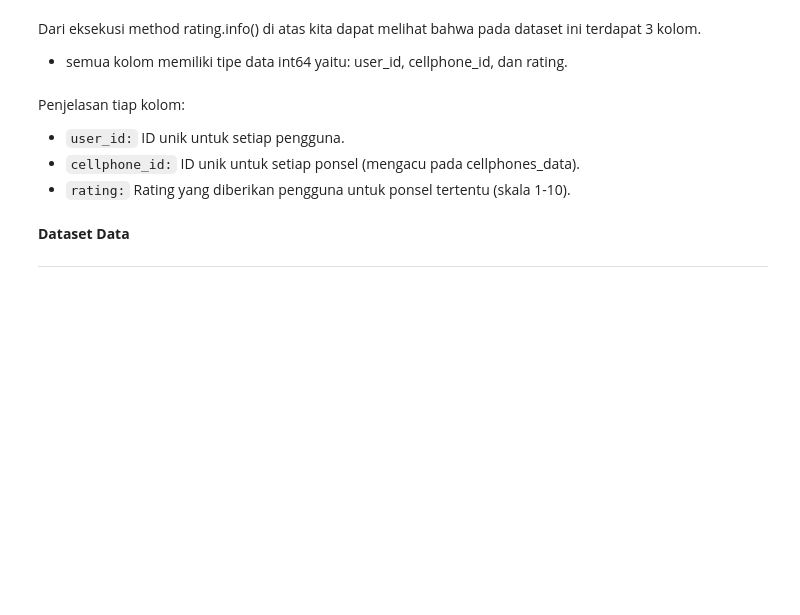
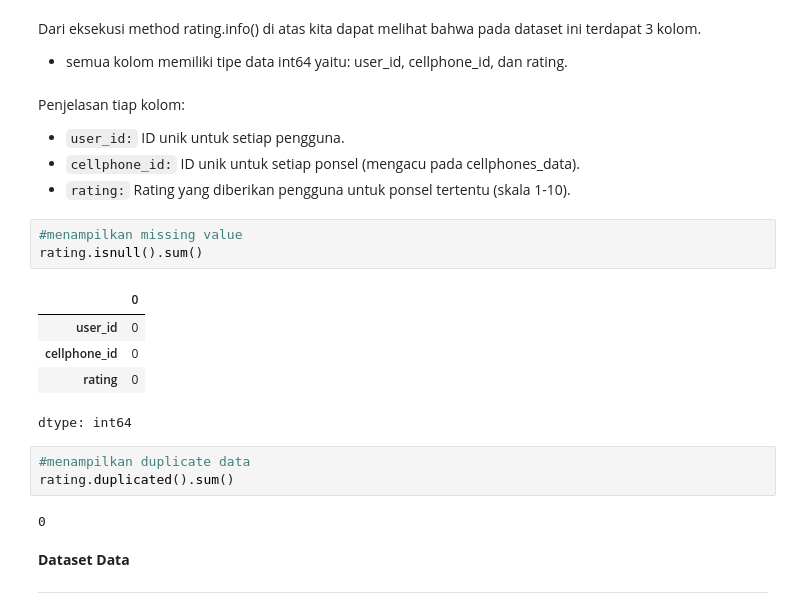
Before and after one commit to syfeigipcul45/machine-learning-terapan-sistem_rekomendasi, a Jupyter notebook: Machine_Learning_Terapan_Sistem_Rekomendasi.ipynb, the cells around one changed output. Saved outputs shown, nothing was run; the diff lists cells and outputs as text; blank space fills up the shorter version.

````diff
--- a/Machine_Learning_Terapan_Sistem_Rekomendasi.ipynb
+++ b/Machine_Learning_Terapan_Sistem_Rekomendasi.ipynb
@@ -201,6 +243,20 @@ Penjelasan tiap kolom:
 * ```user_id:``` ID unik untuk setiap pengguna.
 * ```cellphone_id:``` ID unik untuk setiap ponsel (mengacu pada cellphones_data).
 * ```rating:``` Rating yang diberikan pengguna untuk ponsel tertentu (skala 1-10).
+# %%
+#menampilkan missing value
+rating.isnull().sum()
+# %% [output]
+|  | 0 |
+| user_id | 0 |
+| cellphone_id | 0 |
+| rating | 0 |
+dtype: int64
+# %%
+#menampilkan duplicate data
+rating.duplicated().sum()
+# %% [output]
+0
 # %% [markdown]
 **Dataset Data**
 
````
Also changed, not shown: parts of 14 cells of this notebook, 4 other files.
